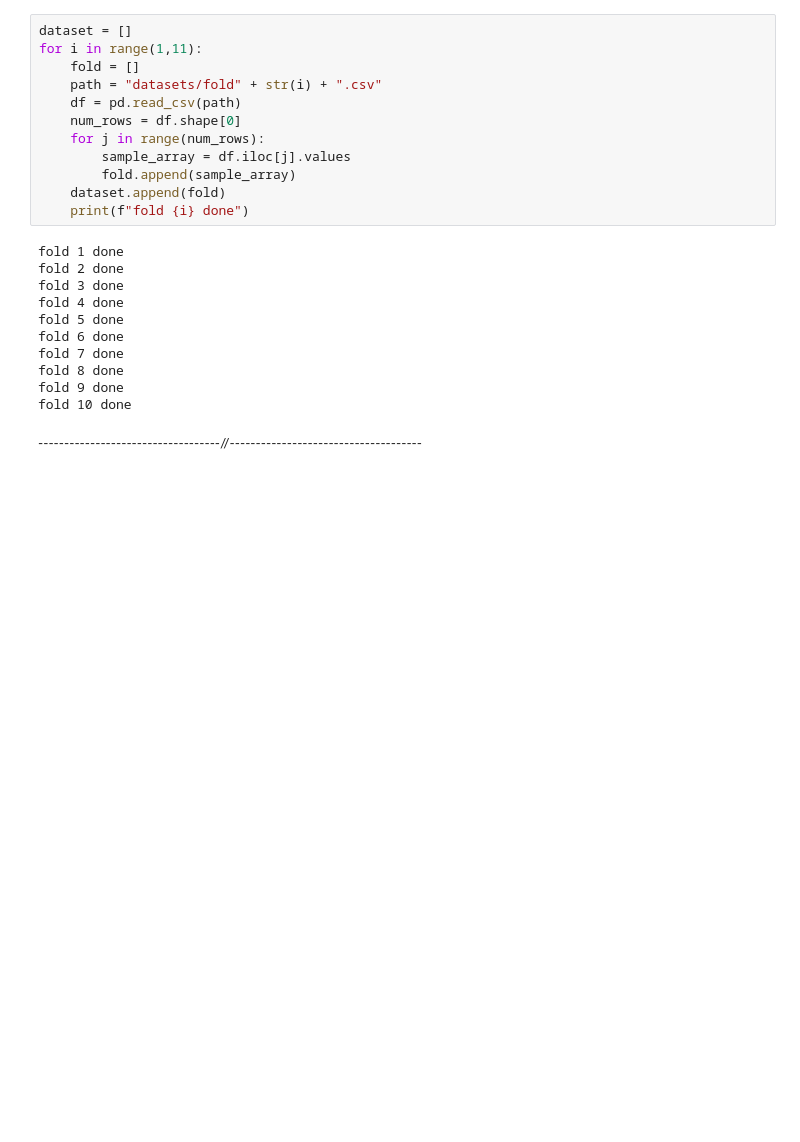
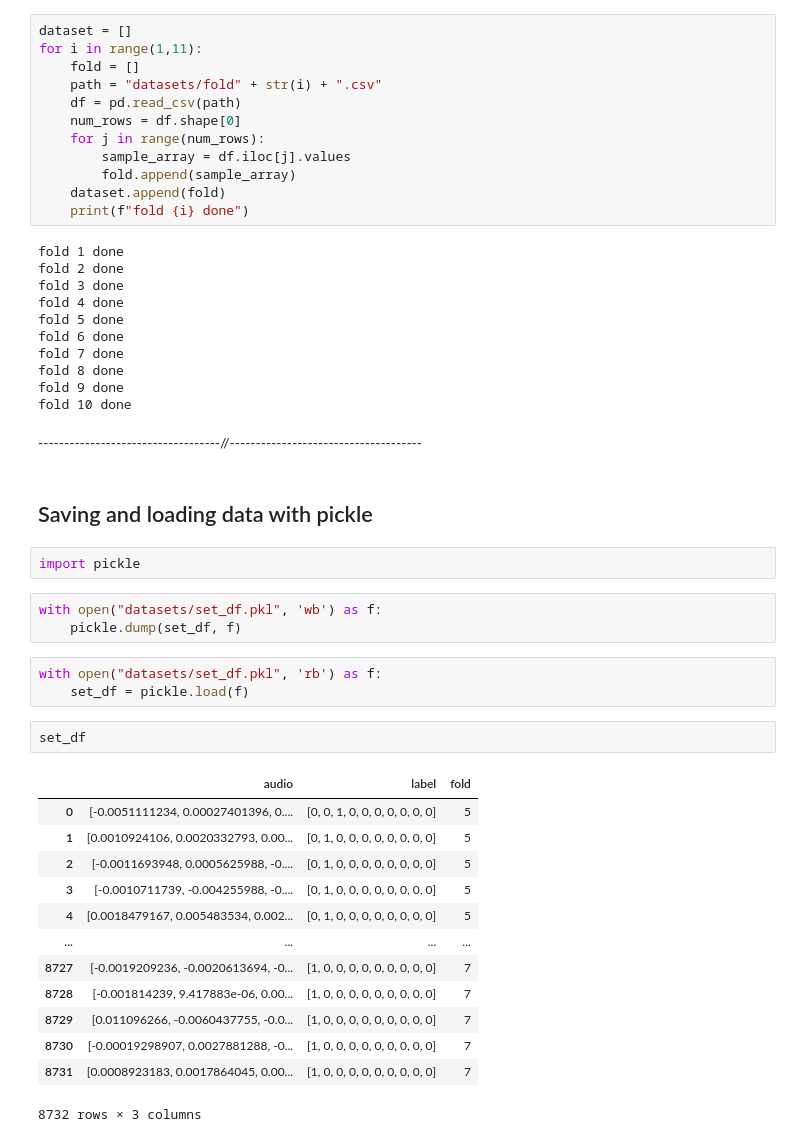
Before and after one commit to Gonto03/AC-II-project, a Jupyter notebook: auxiliar.ipynb, the cells around one changed output. Drawn from its saved outputs; the diff is of its cells as text; blank space fills up the shorter version.

```diff
--- a/auxiliar.ipynb
+++ b/auxiliar.ipynb
@@ -147,3 +147,29 @@ fold 9 done
 fold 10 done
 # %% [markdown]
 -----------------------------------//-------------------------------------
+# %% [markdown]
+## Saving and loading data with pickle
+# %%
+import pickle
+# %%
+with open("datasets/set_df.pkl", 'wb') as f:
+    pickle.dump(set_df, f)
+# %%
+with open("datasets/set_df.pkl", 'rb') as f:
+    set_df = pickle.load(f)
+# %%
+set_df
+# %% [output]
+|  | audio | label | fold |
+| 0 | [-0.0051111234, 0.00027401396, 0.... | [0, 0, 1, 0, 0, 0, 0, 0, 0, 0] | 5 |
+| 1 | [0.0010924106, 0.0020332793, 0.00... | [0, 1, 0, 0, 0, 0, 0, 0, 0, 0] | 5 |
+| 2 | [-0.0011693948, 0.0005625988, -0.... | [0, 1, 0, 0, 0, 0, 0, 0, 0, 0] | 5 |
+| 3 | [-0.0010711739, -0.004255988, -0.... | [0, 1, 0, 0, 0, 0, 0, 0, 0, 0] | 5 |
+| 4 | [0.0018479167, 0.005483534, 0.002... | [0, 1, 0, 0, 0, 0, 0, 0, 0, 0] | 5 |
+| ... | ... | ... | ... |
+| 8727 | [-0.0019209236, -0.0020613694, -0... | [1, 0, 0, 0, 0, 0, 0, 0, 0, 0] | 7 |
+| 8728 | [-0.001814239, 9.417883e-06, 0.00... | [1, 0, 0, 0, 0, 0, 0, 0, 0, 0] | 7 |
+| 8729 | [0.011096266, -0.0060437755, -0.0... | [1, 0, 0, 0, 0, 0, 0, 0, 0, 0] | 7 |
+| 8730 | [-0.00019298907, 0.0027881288, -0... | [1, 0, 0, 0, 0, 0, 0, 0, 0, 0] | 7 |
+| 8731 | [0.0008923183, 0.0017864045, 0.00... | [1, 0, 0, 0, 0, 0, 0, 0, 0, 0] | 7 |
+8732 rows × 3 columns
```
Also changed, not shown: 3 other files.
